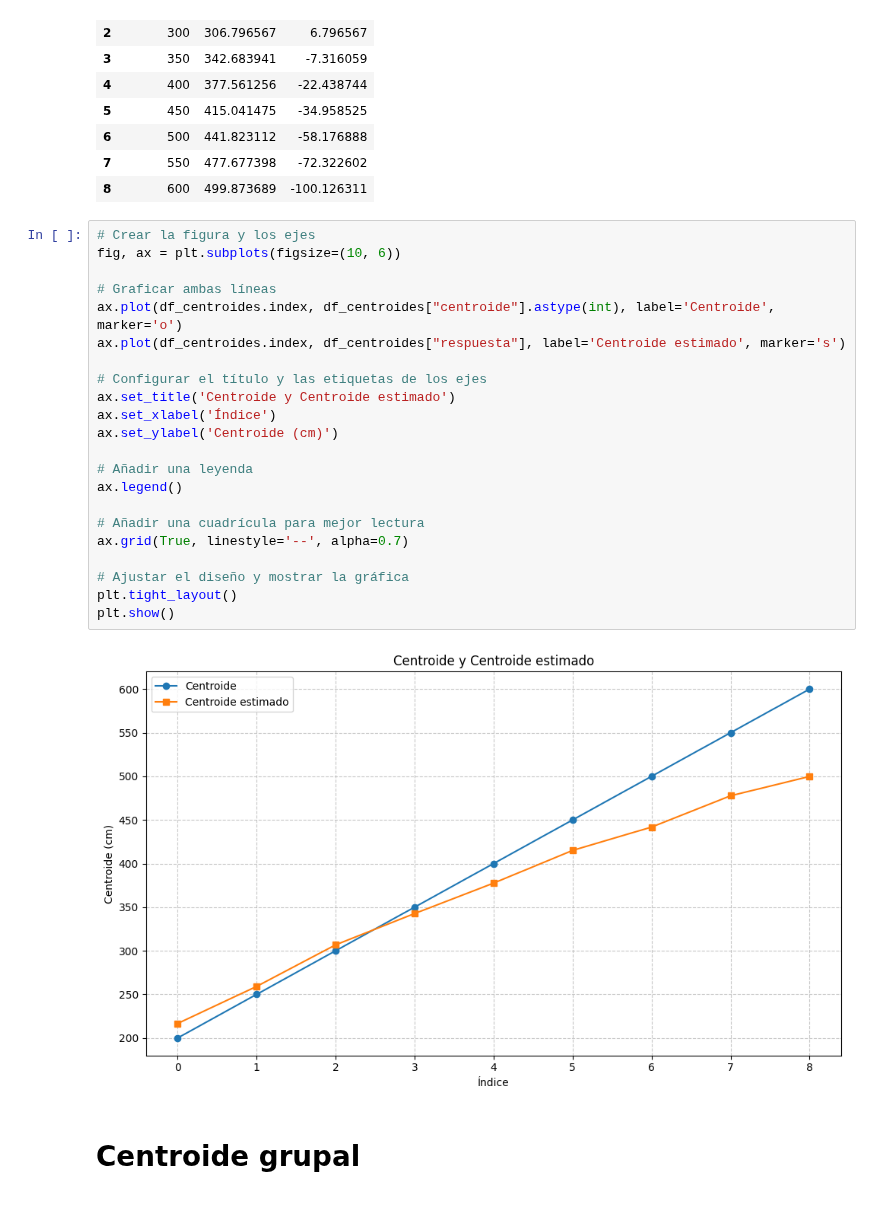
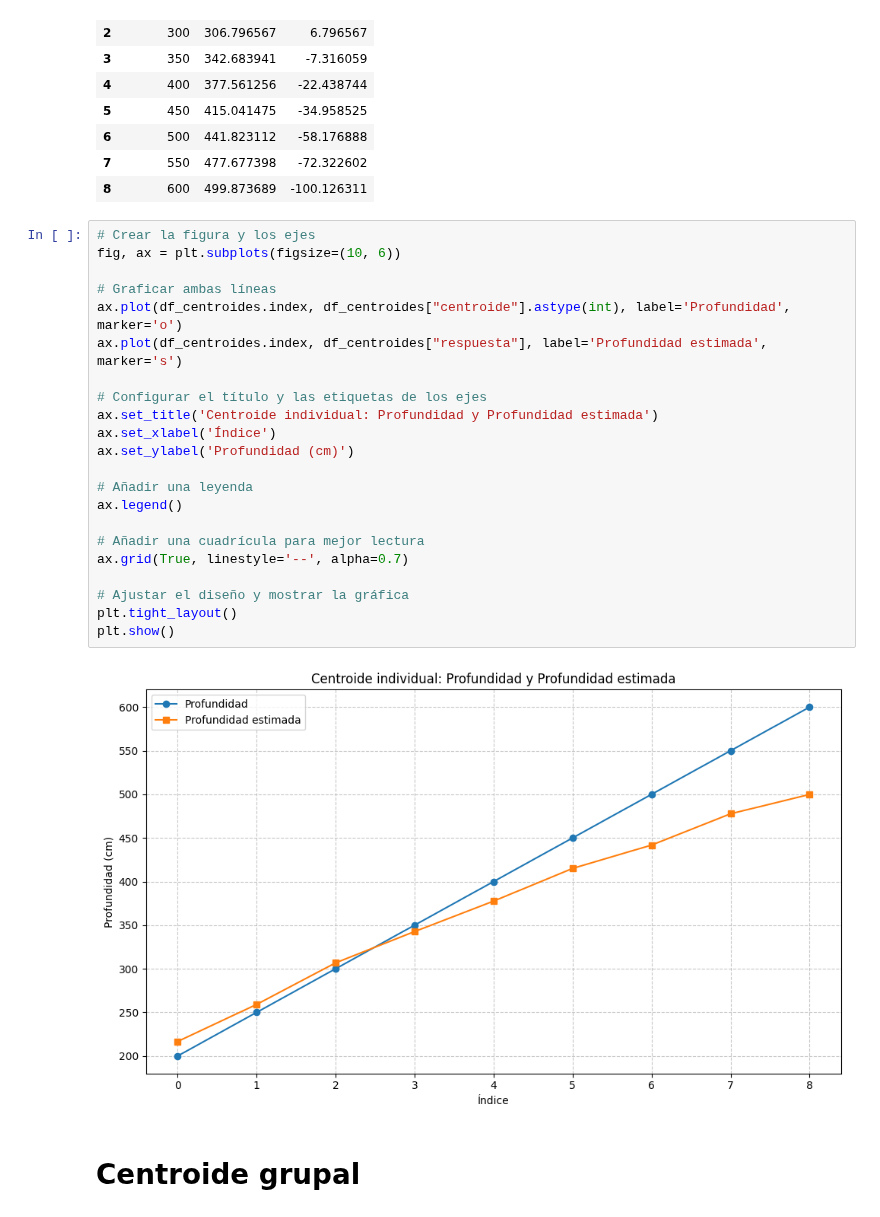
Before and after one commit to stevenaraujo98/integracion_pcl, a Jupyter notebook: get_res.ipynb, the cells around one changed output. Drawn from its saved outputs; the diff is of its cells as text.

```diff
--- a/get_res.ipynb
+++ b/get_res.ipynb
@@ -373,27 +373,27 @@ df_centroides
 # %%
 # Crear la figura y los ejes
 fig, ax = plt.subplots(figsize=(10, 6))
 
 # Graficar ambas líneas
-ax.plot(df_centroides.index, df_centroides["centroide"].astype(int), label='Centroide', marker='o')
-ax.plot(df_centroides.index, df_centroides["respuesta"], label='Centroide estimado', marker='s')
+ax.plot(df_centroides.index, df_centroides["centroide"].astype(int), label='Profundidad', marker='o')
+ax.plot(df_centroides.index, df_centroides["respuesta"], label='Profundidad estimada', marker='s')
 
 # Configurar el título y las etiquetas de los ejes
-ax.set_title('Centroide y Centroide estimado')
+ax.set_title('Centroide individual: Profundidad y Profundidad estimada')
 ax.set_xlabel('Índice')
-ax.set_ylabel('Centroide (cm)')
+ax.set_ylabel('Profundidad (cm)')
 
 # Añadir una leyenda
 ax.legend()
 
 # Añadir una cuadrícula para mejor lectura
 ax.grid(True, linestyle='--', alpha=0.7)
 
 # Ajustar el diseño y mostrar la gráfica
 plt.tight_layout()
 plt.show()
 # %% [output]
-[figure, old version]
+[figure, new version]
 # %% [markdown]
 # Centroide grupal
 # %%
```
Also changed, not shown: parts of 5 cells of this notebook, 2 other files.
